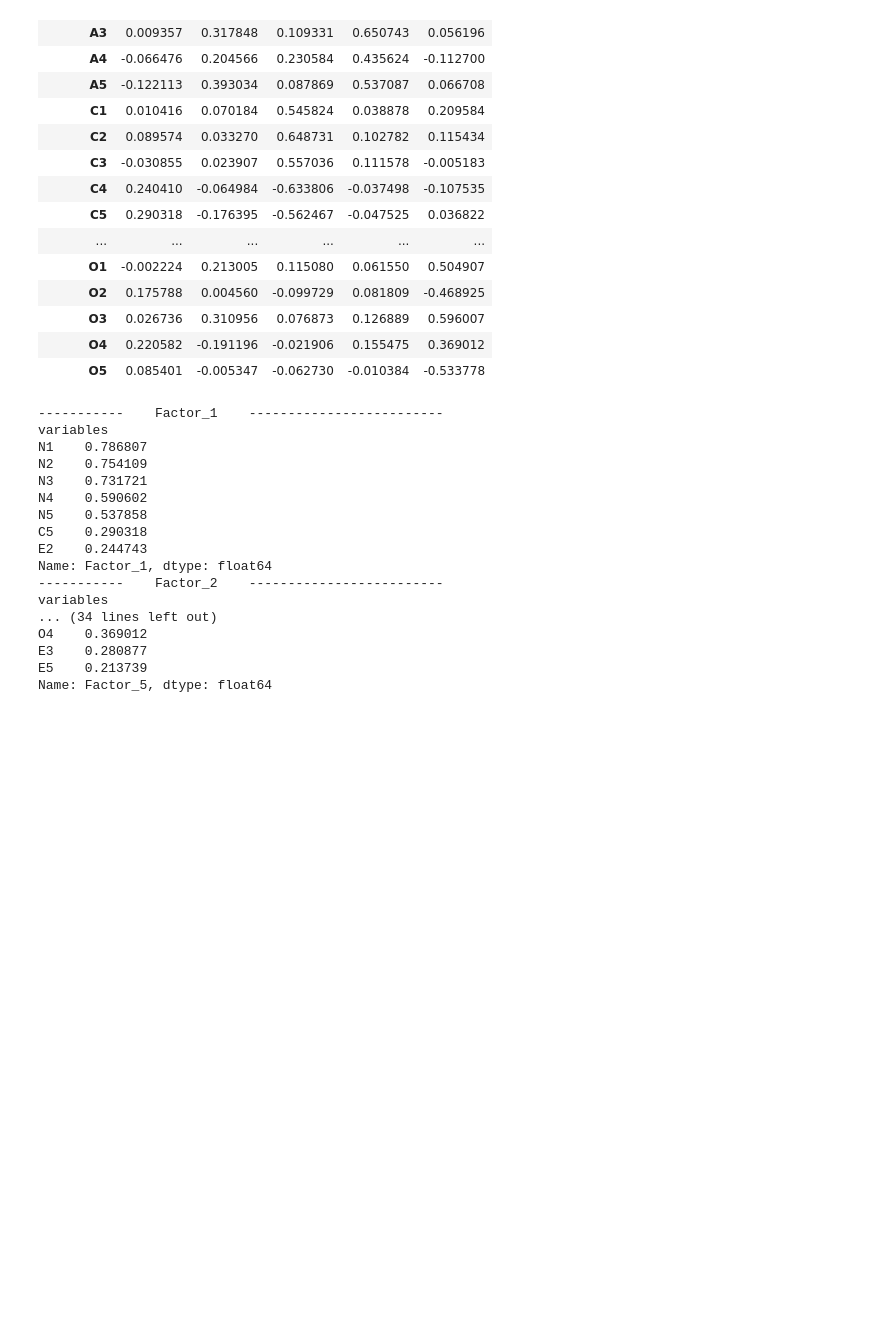
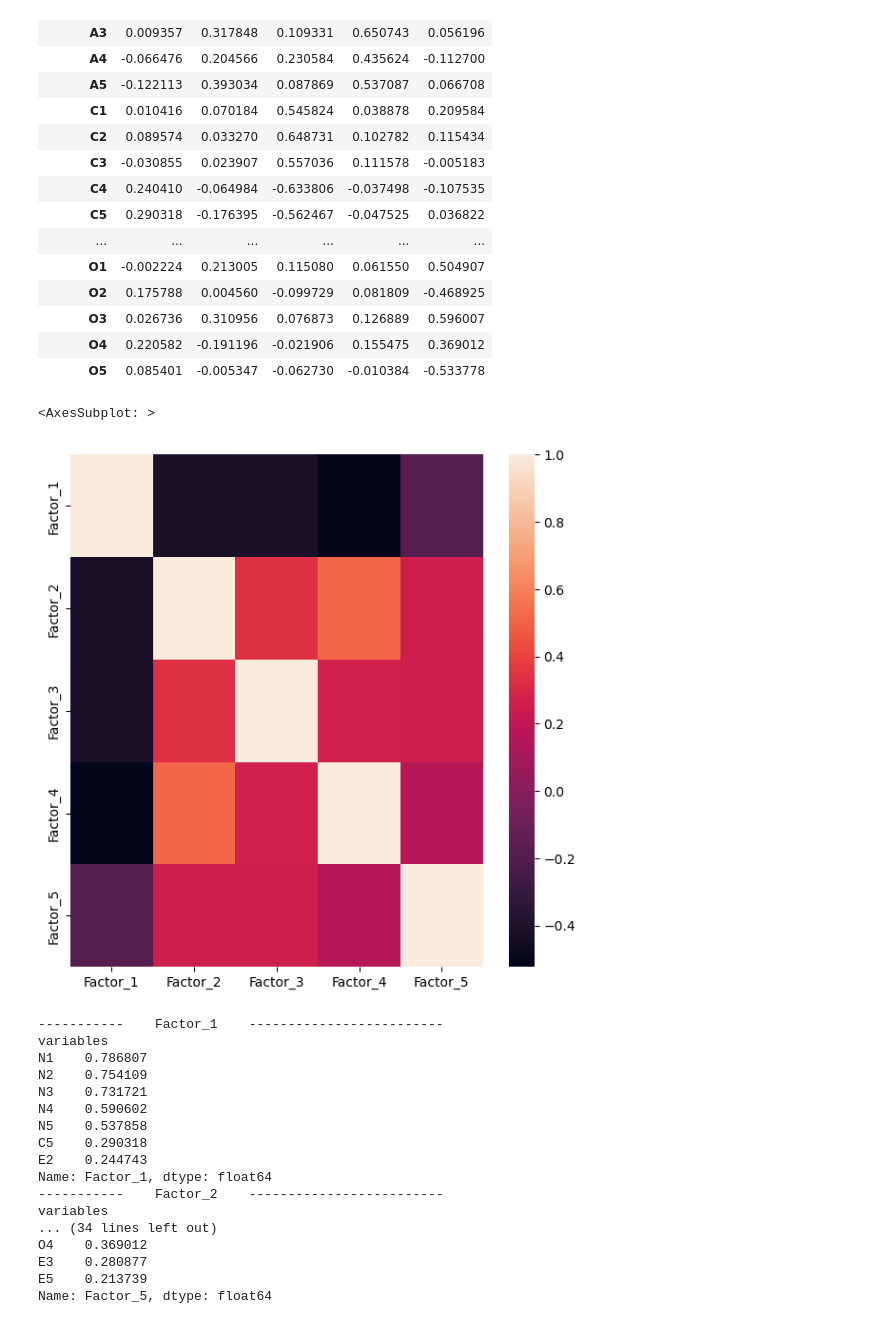
Before and after one commit to JeffPinegar/Factor_Analysis, a Jupyter notebook: Factor Analsys.ipynb, the cells around one changed output. Saved outputs shown, nothing was run; the diff lists cells and outputs as text; code cells hidden in the pictures; blank space fills up the shorter version.

```diff
--- a/Factor Analsys.ipynb
+++ b/Factor Analsys.ipynb
@@ -313,6 +333,13 @@ loads.style.highlight_max(color = 'darkgreen', axis = 0)
 | O3 | 0.026736 | 0.310956 | 0.076873 | 0.126889 | 0.596007 |
 | O4 | 0.220582 | -0.191196 | -0.021906 | 0.155475 | 0.369012 |
 | O5 | 0.085401 | -0.005347 | -0.062730 | -0.010384 | -0.533778 |
+# %%
+plt.figure(figsize=(7,7))
+c= loads.corr()
+sns.heatmap(c)
+# %% [output]
+<AxesSubplot: >
+[figure, added]
 # %%
 for f in factor_head:
       f = factor_loading(loads, f, 7)
```
Also changed, not shown: parts of 4 cells of this notebook, 4 other files.
